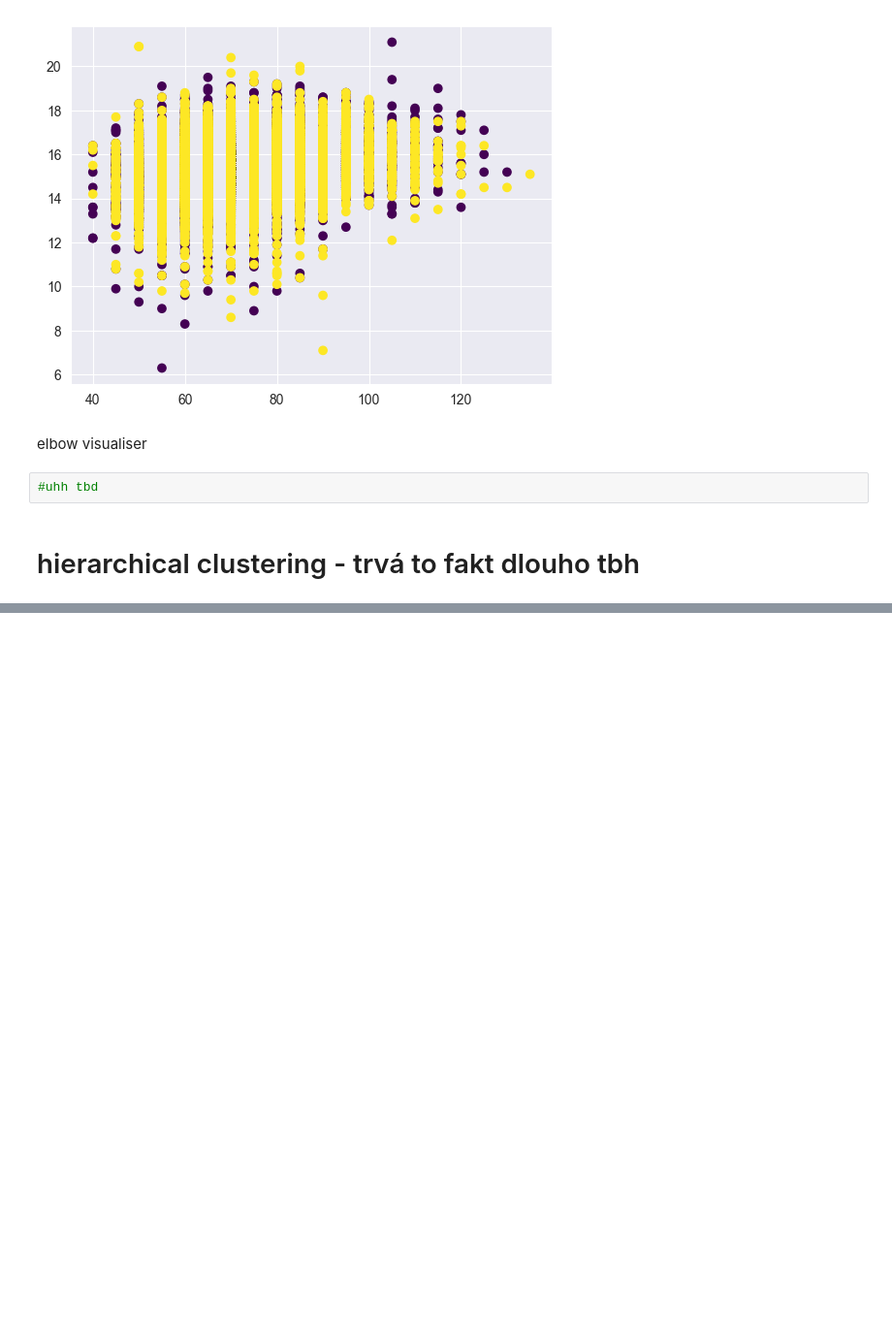
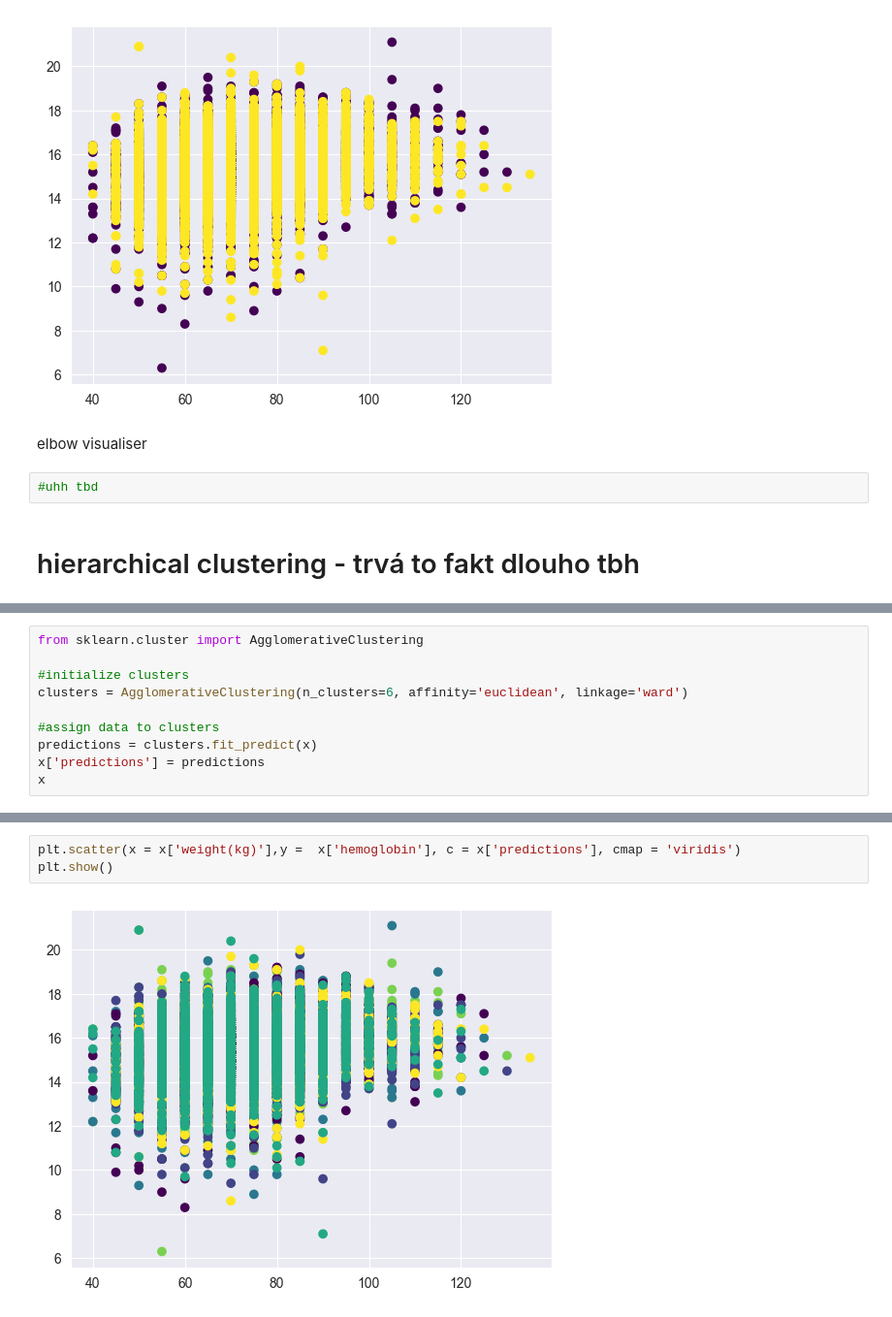
Before and after one commit to balooooooooo/machine_learning_1_coursework, a Jupyter notebook: clustering.ipynb, the cells around one changed output, grey strips where cells are left out. Shown at 97% size. Cells and saved outputs as stored; diff of their text form; blank space fills up the shorter version.

Commit message:
agglomerative clusters

```diff
--- a/clustering.ipynb
+++ b/clustering.ipynb
@@ -51,0 +49,10 @@ plt.show()
+# %%
+from sklearn.cluster import AgglomerativeClustering
+
+#initialize clusters
+clusters = AgglomerativeClustering(n_clusters=6, affinity='euclidean', linkage='ward')
+
+#assign data to clusters
+predictions = clusters.fit_predict(x)
+x['predictions'] = predictions
+x
@@ -51,0 +73,5 @@ plt.show()
+# %%
+plt.scatter(x = x['weight(kg)'],y =  x['hemoglobin'], c = x['predictions'], cmap = 'viridis')
+plt.show()
+# %% [output]
+[figure, added]
```
Also changed, not shown: parts of 4 cells of this notebook.
